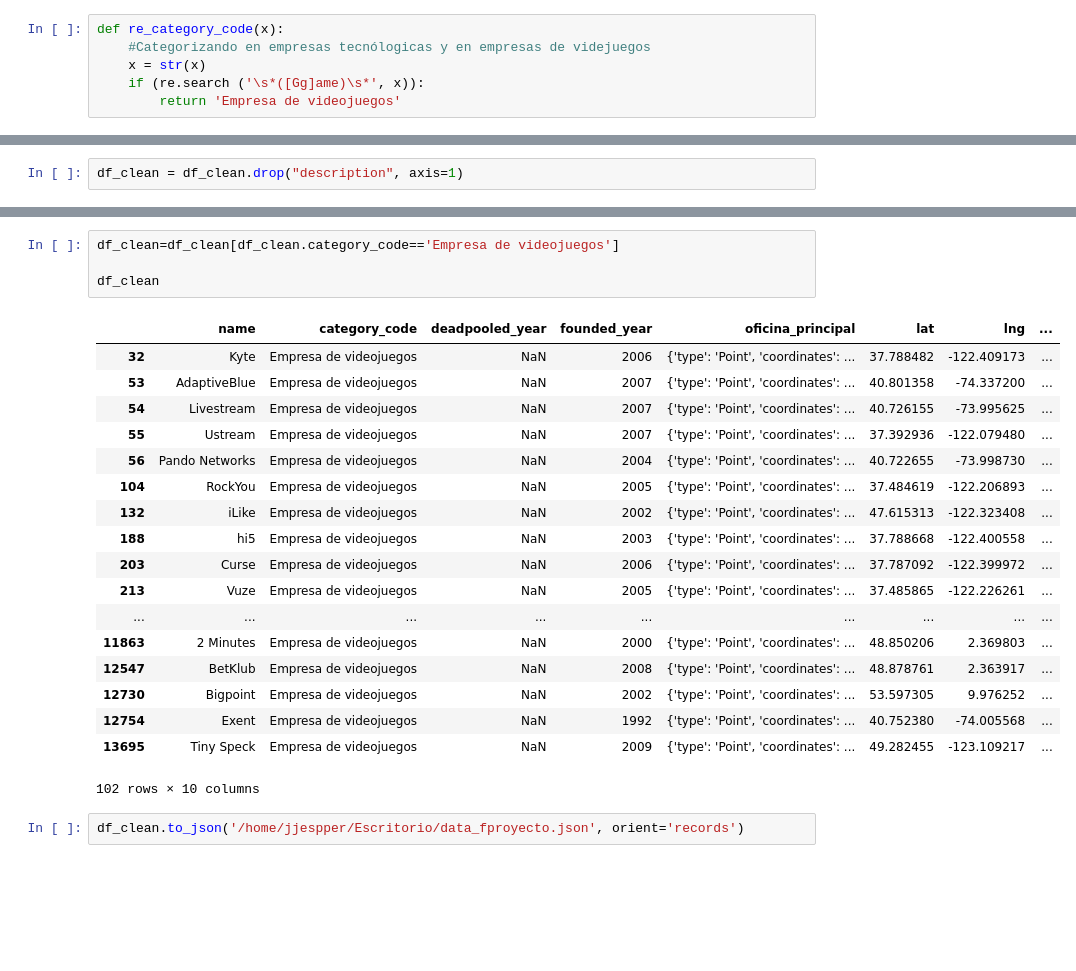
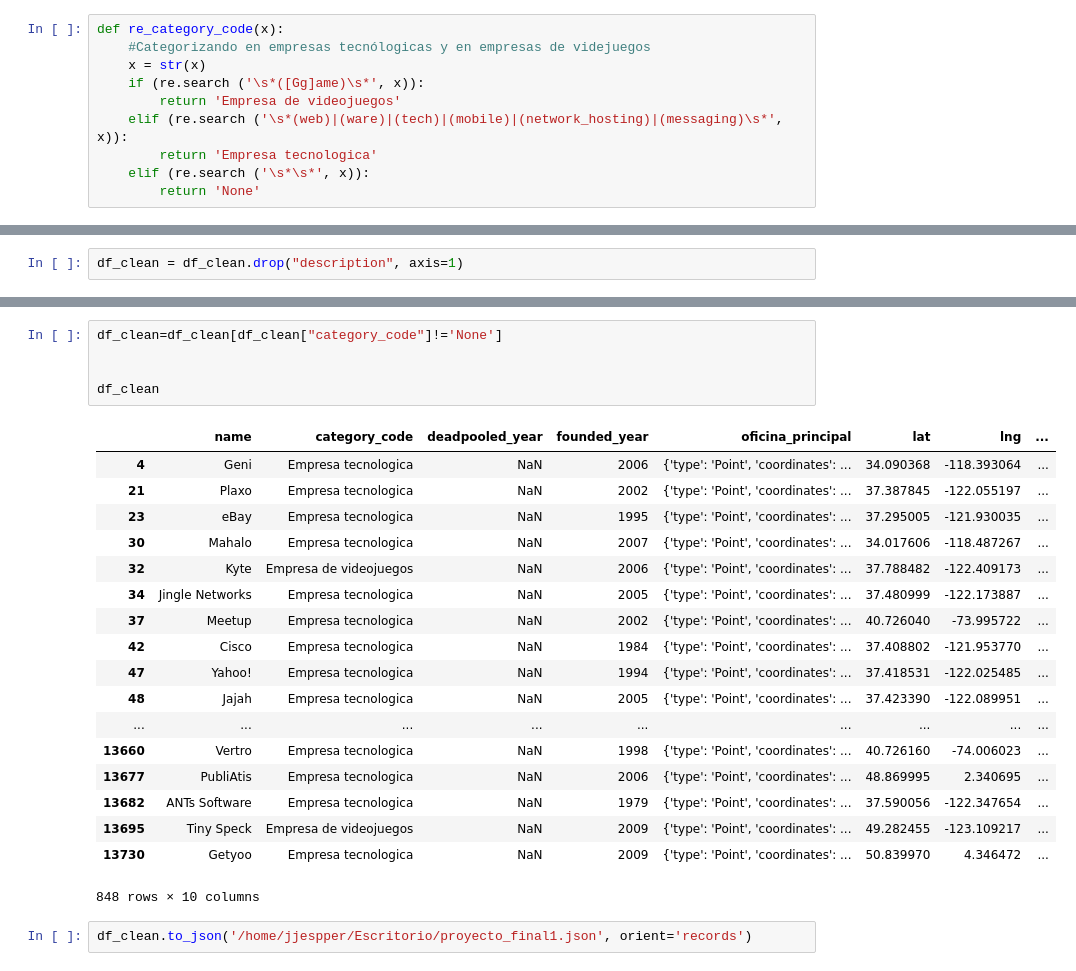
Before and after one commit to Jjespper/Visualizing-Real-World-Data, a Jupyter notebook: Primera_limpieza.ipynb, the cells around one changed output, grey strips where cells are left out. Saved outputs shown, nothing was run; the diff lists cells and outputs as text; blank space fills up the shorter version.

```diff
--- a/Primera_limpieza.ipynb
+++ b/Primera_limpieza.ipynb
@@ -168,6 +168,10 @@ def re_category_code(x):
     x = str(x)
     if (re.search ('\s*([Gg]ame)\s*', x)):
         return 'Empresa de videojuegos'
+    elif (re.search ('\s*(web)|(ware)|(tech)|(mobile)|(network_hosting)|(messaging)\s*', x)):
+        return 'Empresa tecnologica'
+    elif (re.search ('\s*\s*', x)):
+        return 'None'
 # %%
 df_clean['category_code']=df_clean['category_code'].apply(re_category_code)
 
@@ -242,26 +252,27 @@ df_clean
 1466 rows × 10 columns
 # %%
-df_clean=df_clean[df_clean.category_code=='Empresa de videojuegos']
+df_clean=df_clean[df_clean["category_code"]!='None']
+
 
 df_clean
 # %% [output]
 |  | name | category_code | deadpooled_year | founded_year | oficina_principal | lat | lng | ... |
+| 4 | Geni | Empresa tecnologica | NaN | 2006 | {'type': 'Point', 'coordinates': ... | 34.090368 | -118.393064 | ... |
+| 21 | Plaxo | Empresa tecnologica | NaN | 2002 | {'type': 'Point', 'coordinates': ... | 37.387845 | -122.055197 | ... |
+| 23 | eBay | Empresa tecnologica | NaN | 1995 | {'type': 'Point', 'coordinates': ... | 37.295005 | -121.930035 | ... |
+| 30 | Mahalo | Empresa tecnologica | NaN | 2007 | {'type': 'Point', 'coordinates': ... | 34.017606 | -118.487267 | ... |
 | 32 | Kyte | Empresa de videojuegos | NaN | 2006 | {'type': 'Point', 'coordinates': ... | 37.788482 | -122.409173 | ... |
-| 53 | AdaptiveBlue | Empresa de videojuegos | NaN | 2007 | {'type': 'Point', 'coordinates': ... | 40.801358 | -74.337200 | ... |
-| 54 | Livestream | Empresa de videojuegos | NaN | 2007 | {'type': 'Point', 'coordinates': ... | 40.726155 | -73.995625 | ... |
-| 55 | Ustream | Empresa de videojuegos | NaN | 2007 | {'type': 'Point', 'coordinates': ... | 37.392936 | -122.079480 | ... |
-| 56 | Pando Networks | Empresa de videojuegos | NaN | 2004 | {'type': 'Point', 'coordinates': ... | 40.722655 | -73.998730 | ... |
-| 104 | RockYou | Empresa de videojuegos | NaN | 2005 | {'type': 'Point', 'coordinates': ... | 37.484619 | -122.206893 | ... |
-| 132 | iLike | Empresa de videojuegos | NaN | 2002 | {'type': 'Point', 'coordinates': ... | 47.615313 | -122.323408 | ... |
-| 188 | hi5 | Empresa de videojuegos | NaN | 2003 | {'type': 'Point', 'coordinates': ... | 37.788668 | -122.400558 | ... |
-| 203 | Curse | Empresa de videojuegos | NaN | 2006 | {'type': 'Point', 'coordinates': ... | 37.787092 | -122.399972 | ... |
-| 213 | Vuze | Empresa de videojuegos | NaN | 2005 | {'type': 'Point', 'coordinates': ... | 37.485865 | -122.226261 | ... |
+| 34 | Jingle Networks | Empresa tecnologica | NaN | 2005 | {'type': 'Point', 'coordinates': ... | 37.480999 | -122.173887 | ... |
+| 37 | Meetup | Empresa tecnologica | NaN | 2002 | {'type': 'Point', 'coordinates': ... | 40.726040 | -73.995722 | ... |
+| 42 | Cisco | Empresa tecnologica | NaN | 1984 | {'type': 'Point', 'coordinates': ... | 37.408802 | -121.953770 | ... |
+| 47 | Yahoo! | Empresa tecnologica | NaN | 1994 | {'type': 'Point', 'coordinates': ... | 37.418531 | -122.025485 | ... |
+| 48 | Jajah | Empresa tecnologica | NaN | 2005 | {'type': 'Point', 'coordinates': ... | 37.423390 | -122.089951 | ... |
 | ... | ... | ... | ... | ... | ... | ... | ... | ... |
-| 11863 | 2 Minutes | Empresa de videojuegos | NaN | 2000 | {'type': 'Point', 'coordinates': ... | 48.850206 | 2.369803 | ... |
-| 12547 | BetKlub | Empresa de videojuegos | NaN | 2008 | {'type': 'Point', 'coordinates': ... | 48.878761 | 2.363917 | ... |
-| 12730 | Bigpoint | Empresa de videojuegos | NaN | 2002 | {'type': 'Point', 'coordinates': ... | 53.597305 | 9.976252 | ... |
-| 12754 | Exent | Empresa de videojuegos | NaN | 1992 | {'type': 'Point', 'coordinates': ... | 40.752380 | -74.005568 | ... |
+| 13660 | Vertro | Empresa tecnologica | NaN | 1998 | {'type': 'Point', 'coordinates': ... | 40.726160 | -74.006023 | ... |
+| 13677 | PubliAtis | Empresa tecnologica | NaN | 2006 | {'type': 'Point', 'coordinates': ... | 48.869995 | 2.340695 | ... |
+| 13682 | ANTs Software | Empresa tecnologica | NaN | 1979 | {'type': 'Point', 'coordinates': ... | 37.590056 | -122.347654 | ... |
 | 13695 | Tiny Speck | Empresa de videojuegos | NaN | 2009 | {'type': 'Point', 'coordinates': ... | 49.282455 | -123.109217 | ... |
+| 13730 | Getyoo | Empresa tecnologica | NaN | 2009 | {'type': 'Point', 'coordinates': ... | 50.839970 | 4.346472 | ... |
-102 rows × 10 columns
+848 rows × 10 columns
 # %%
-df_clean.to_json('/home/jjespper/Escritorio/data_fproyecto.json', orient='records')
+df_clean.to_json('/home/jjespper/Escritorio/proyecto_final1.json', orient='records')
```
Also changed, not shown: parts of 7 cells of this notebook.
